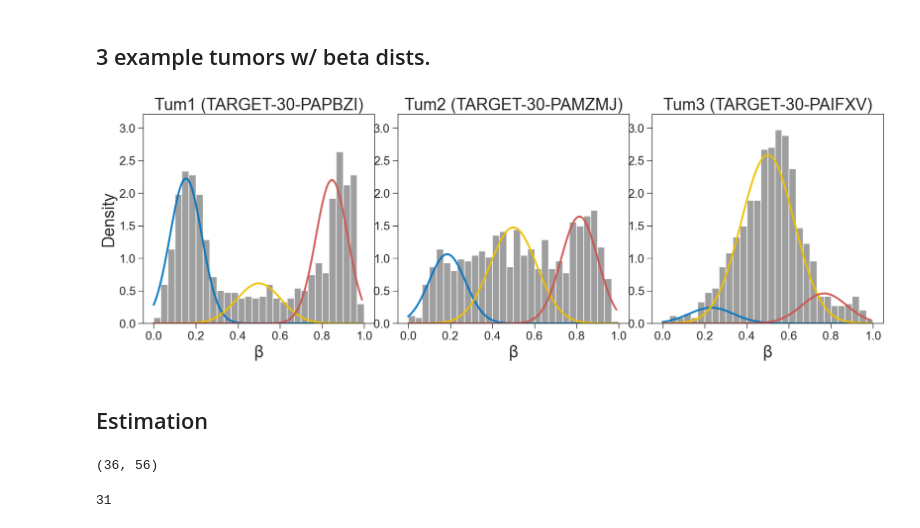
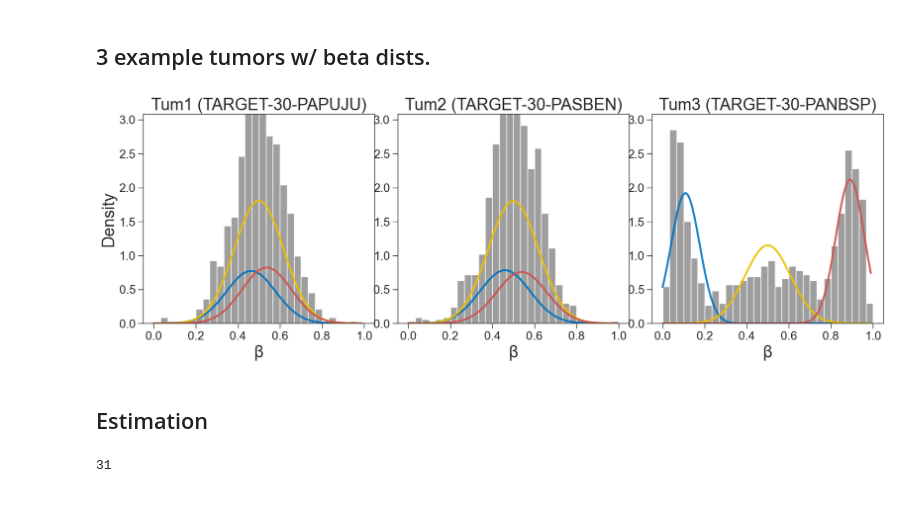
Before and after one commit to danmonyak/EpiClockNBL, a Jupyter notebook: Analysis/Estimate Ages.ipynb, the cells around one changed output. Drawn from its saved outputs; the diff is of its cells as text; code cells hidden in the pictures.

```diff
--- a/Analysis/Estimate Ages.ipynb
+++ b/Analysis/Estimate Ages.ipynb
@@ -25,5 +26,26 @@ clinical = {}
 clinical['TARGET'] = pd.read_table(os.path.join(proj_dir, 'clinical.annotated.tsv'), index_col=0)
 
 # Import Clock beta values for TCGA
-beta_values_Clock = pd.read_table(os.path.join(proj_dir, 'NBL.methyl.traditional_sites.tsv'),
+beta_values_Clock = pd.read_table(os.path.join(proj_dir, 'NBL.methyl.antiNonIterClustNotStuck_sites.tsv'),
                       index_col=0).rename(columns=pc_util.sampleToPatientID)
+
+clinical['TARGET']['c_beta'] = 1 - beta_values_Clock.std()
+# %%
+mean_beta_values = beta_values_Clock.mean(axis=0)
+
+fig, ax = plt.subplots()
+mean_beta_values.hist(bins=30, ax=ax)
+ax.set_title("Tumor Beta Val Mean")
+
+ax.axvline(x=0.45, color='red', linestyle='dotted', linewidth=2)
+ax.axvline(x=0.55, color='red', linestyle='dotted', linewidth=2)
+
+plt.show()
+
+bad_mean_tumors = beta_values_Clock.mean(axis=0)[(beta_values_Clock.mean(axis=0) < 0.45) | (beta_values_Clock.mean(axis=0) > 0.55)]
+
+good_mean_tumors = beta_values_Clock.columns.difference(bad_mean_tumors.index)
+
+with open(os.path.join(pc_consts['repo_dir'], "data", "good_mean_tumors.txt"), "w") as f:
+    for tumor in good_mean_tumors:
+        f.write(f"{tumor}\n")
@@ -54,9 +78,19 @@ for dataset in ['TARGET']:
 
     clinical[dataset]['gmm_phi'] = gmm_params[dataset]["phi_mean"]
 
+    clinical[dataset]['psi_1_mean'] = gmm_params[dataset]["psi_1_mean"]
+
+    clinical[dataset]['psi_2_mean'] = gmm_params[dataset]["psi_2_mean"]
+
+    clinical[dataset]['psi_3_mean'] = gmm_params[dataset]["psi_3_mean"]
+
     clinical[dataset] = clinical[dataset].loc[~clinical[dataset]['gmm_phi'].isna()]
 
+    clinical[dataset].name = "TARGET"
+
     display(clinical[dataset])
+
+    clinical[dataset].to_csv(os.path.join(proj_dir, 'clinical.annotated.tsv'), sep='\t')
 # %% [output]
 TARGET
 |  | project | disease_type | primary_site | submitter_id.1 | inss_stage | days_to_diagnosis | ... |
@@ -86,9 +120,10 @@ sns.set(rc={"savefig.bbox":'tight', 'axes.linewidth':sf}, font_scale=1, style='t
 # %%
 patient_list = {
 #     'Tum1':'TARGET-30-PANLET',
-    'Tum1':'TARGET-30-PAPBZI',
-               'Tum2':'TARGET-30-PAMZMJ',
-               'Tum3':'TARGET-30-PAIFXV'}
+    'Tum1':'TARGET-30-PAPUJU',
+               'Tum2':'TARGET-30-PASBEN',
+               'Tum3':'TARGET-30-PANBSP',
+               'Tum3':'TARGET-30-PANBSP'}
 
 # Create plot axes
 fig, axes = plt.subplots(1, len(patient_list), figsize=np.array(figsize) * [2.3, 0.8] * sf)
@@ -131,42 +166,35 @@ for i, patient in enumerate(patient_list):
     ax.plot(x, y, lw=3, alpha=0.9,
             color=chosen_tumor_colors[0]
             )
 
     y = norm.pdf(x, 0.5, np.sqrt(0.25 / N)) * gmm_params['TARGET'].loc[samp]["psi_2_mean"]
 
     y_max = max(y_max, ax.get_ylim()[1])
 
     ax.plot(x, y, lw=3, alpha=0.9,
             color=chosen_tumor_colors[1]
             )
 
     y = norm.pdf(x, 1 - X, np.sqrt(X * (1 - X) / N)) * gmm_params['TARGET'].loc[samp]["psi_3_mean"]
 
     y_max = max(y_max, ax.get_ylim()[1])
 
     ax.plot(x, y, lw=3, alpha=0.9,
             color=chosen_tumor_colors[2]
             )
 
     y_max = max(y_max, ax.get_ylim()[1])
 
 # Align y-axis limits
 for i in range(len(patient_list)):
     ax = axes[i]
     ax.set_ylim(0, y_max * 1.03)
 
 # Save figure
 # fig.savefig(os.path.join(figure_outdir, 'example_peak_decomp.pdf'), format='pdf', pad_inches=0.1)
 # %% [output]
-[figure, old version]
+[figure, new version]
 # %% [markdown]
 ## Estimation
-# %%
-young_cutoff = 0.15
-
-young_tumors = clinical[dataset].loc[clinical[dataset]['gmm_X'] < young_cutoff]
-young_tumors.shape
-# %% [output]
-(36, 56)
 # %%
 age_day_limit = 80
```
Also changed, not shown: parts of 35 cells of this notebook, 17 other files.
